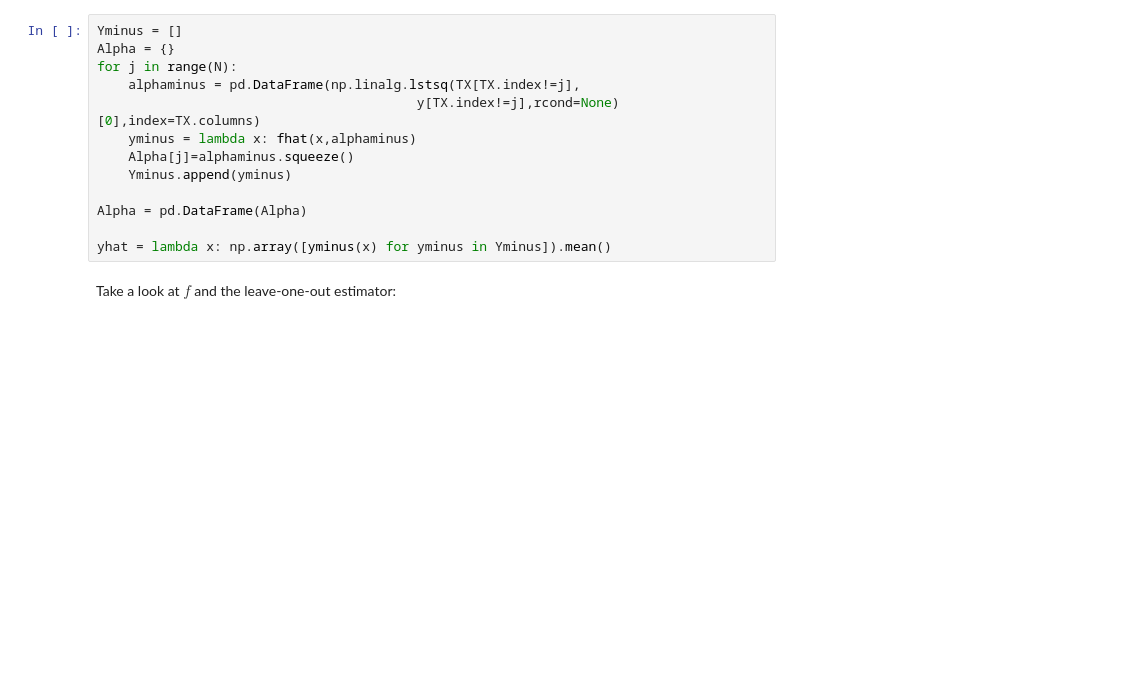
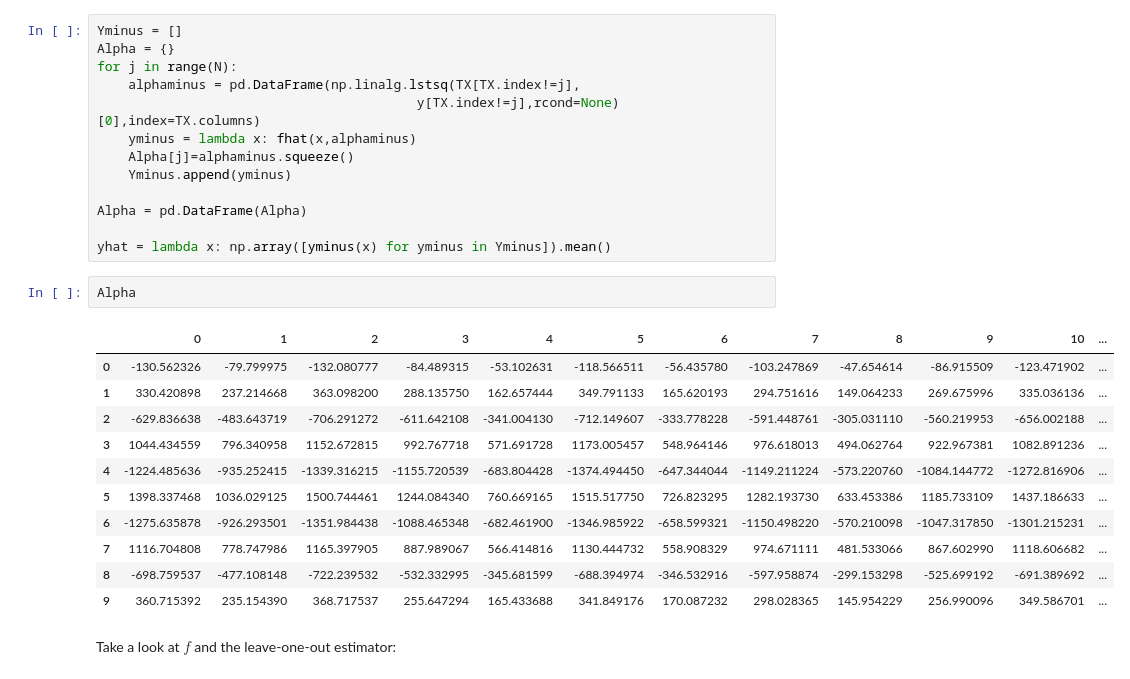
Before and after one commit to ligonteaching/ARE212_Materials, a Jupyter notebook: linear-non-linear.ipynb, the cells around one changed output. Drawn from its saved outputs; the diff is of its cells as text; blank space fills up the shorter version.

```diff
--- a/linear-non-linear.ipynb
+++ b/linear-non-linear.ipynb
@@ -172,6 +176,20 @@ for j in range(N):
 Alpha = pd.DataFrame(Alpha)
 
 yhat = lambda x: np.array([yminus(x) for yminus in Yminus]).mean()
+# %%
+Alpha
+# %% [output]
+|  | 0 | 1 | 2 | 3 | 4 | 5 | 6 | 7 | 8 | 9 | 10 | ... |
+| 0 | -130.562326 | -79.799975 | -132.080777 | -84.489315 | -53.102631 | -118.566511 | -56.435780 | -103.247869 | -47.654614 | -86.915509 | -123.471902 | ... |
+| 1 | 330.420898 | 237.214668 | 363.098200 | 288.135750 | 162.657444 | 349.791133 | 165.620193 | 294.751616 | 149.064233 | 269.675996 | 335.036136 | ... |
+| 2 | -629.836638 | -483.643719 | -706.291272 | -611.642108 | -341.004130 | -712.149607 | -333.778228 | -591.448761 | -305.031110 | -560.219953 | -656.002188 | ... |
+| 3 | 1044.434559 | 796.340958 | 1152.672815 | 992.767718 | 571.691728 | 1173.005457 | 548.964146 | 976.618013 | 494.062764 | 922.967381 | 1082.891236 | ... |
+| 4 | -1224.485636 | -935.252415 | -1339.316215 | -1155.720539 | -683.804428 | -1374.494450 | -647.344044 | -1149.211224 | -573.220760 | -1084.144772 | -1272.816906 | ... |
+| 5 | 1398.337468 | 1036.029125 | 1500.744461 | 1244.084340 | 760.669165 | 1515.517750 | 726.823295 | 1282.193730 | 633.453386 | 1185.733109 | 1437.186633 | ... |
+| 6 | -1275.635878 | -926.293501 | -1351.984438 | -1088.465348 | -682.461900 | -1346.985922 | -658.599321 | -1150.498220 | -570.210098 | -1047.317850 | -1301.215231 | ... |
+| 7 | 1116.704808 | 778.747986 | 1165.397905 | 887.989067 | 566.414816 | 1130.444732 | 558.908329 | 974.671111 | 481.533066 | 867.602990 | 1118.606682 | ... |
+| 8 | -698.759537 | -477.108148 | -722.239532 | -532.332995 | -345.681599 | -688.394974 | -346.532916 | -597.958874 | -299.153298 | -525.699192 | -691.389692 | ... |
+| 9 | 360.715392 | 235.154390 | 368.717537 | 255.647294 | 165.433688 | 341.849176 | 170.087232 | 298.028365 | 145.954229 | 256.990096 | 349.586701 | ... |
 # %% [markdown]
 Take a look at $f$ and the leave-one-out estimator:
 # %%
```
Also changed, not shown: parts of 15 cells of this notebook, 1 other file.
